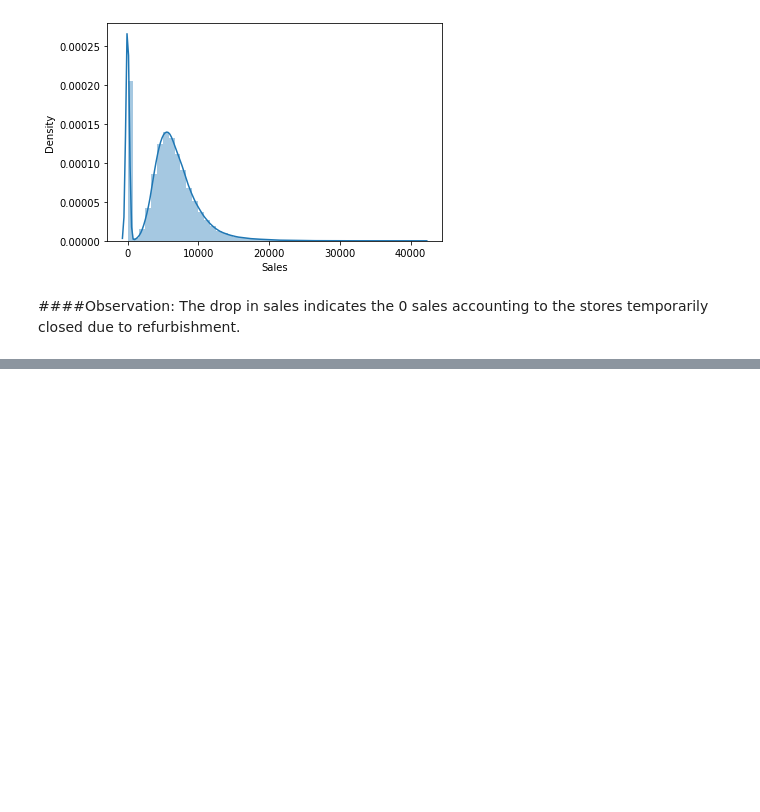
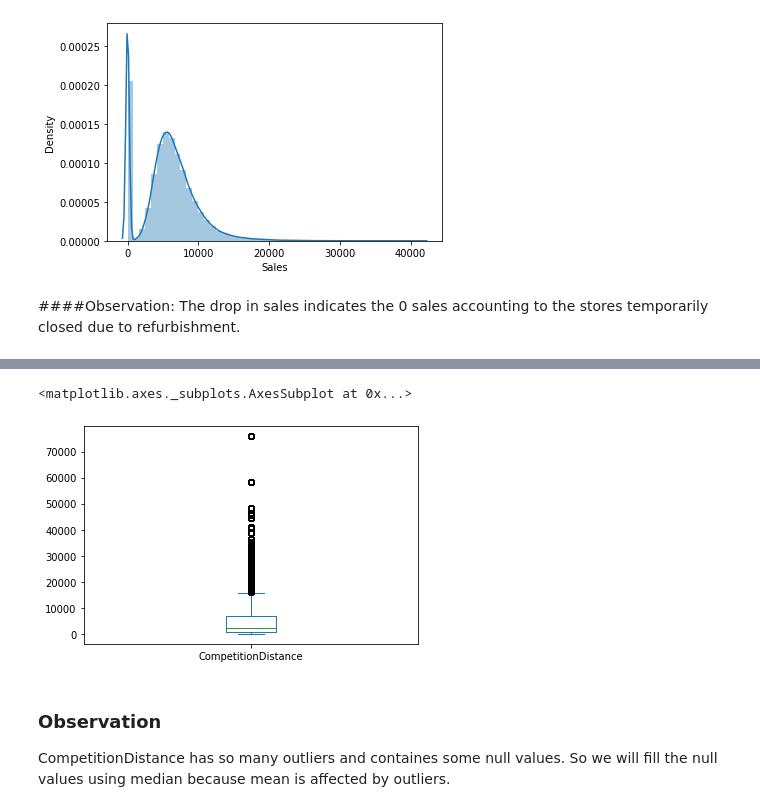
Before and after one commit to kasmintalukdar/Coronavirus-Tweet-Sentiment-Analysis, a Jupyter notebook: Rossmann_Sales_Prediction_by_kasmin.ipynb, the cells around one changed output, grey strips where cells are left out. Drawn from its saved outputs; the diff is of its cells as text; code cells hidden in the pictures; blank space fills up the shorter version.

```diff
--- a/Rossmann_Sales_Prediction_by_kasmin.ipynb
+++ b/Rossmann_Sales_Prediction_by_kasmin.ipynb
@@ -518,0 +626,28 @@ The drop in sales indicates the 0 sales accounting to the stores temporarily clo
+# %%
+def PromoInterval(x):
+  '''Converting object type of month to list'''
+  if x!=0:
+    x=str(x)
+    month_list=[]
+    months=x.split(',')
+    for i in months:
+      month_list.append(month_dict[i])
+    return month_list
+
+  else:
+    return x
+# %%
+merge_df_1['promo_intervel_open']=merge_df_1['PromoInterval'].apply(lambda x:PromoInterval(x))
+# %%
+def promotion_intervel(row):
+  '''Function to check if promo interval
+  is open for a particular month'''
+  if row['promo_intervel_open']!=0:
+    if row['month'] in row['promo_intervel_open']:
+      return 1
+    else:
+      return 0
+  else:
+    return 0
+# %%
+merge_df_1['IsPromo2Month']=merge_df_1.apply(promotion_intervel,axis=1)
@@ -518,0 +715,9 @@ The drop in sales indicates the 0 sales accounting to the stores temporarily clo
+# %%
+#Box plot of Competition Distance
+merge_df_1['CompetitionDistance'].plot.box()
+# %% [output]
+<matplotlib.axes._subplots.AxesSubplot at 0x...>
+[figure, added]
+# %% [markdown]
+### Observation
+CompetitionDistance has so many outliers and containes some null values. So we will fill the null values using median because mean is affected by outliers.
```
Also changed, not shown: parts of 120 cells of this notebook.
